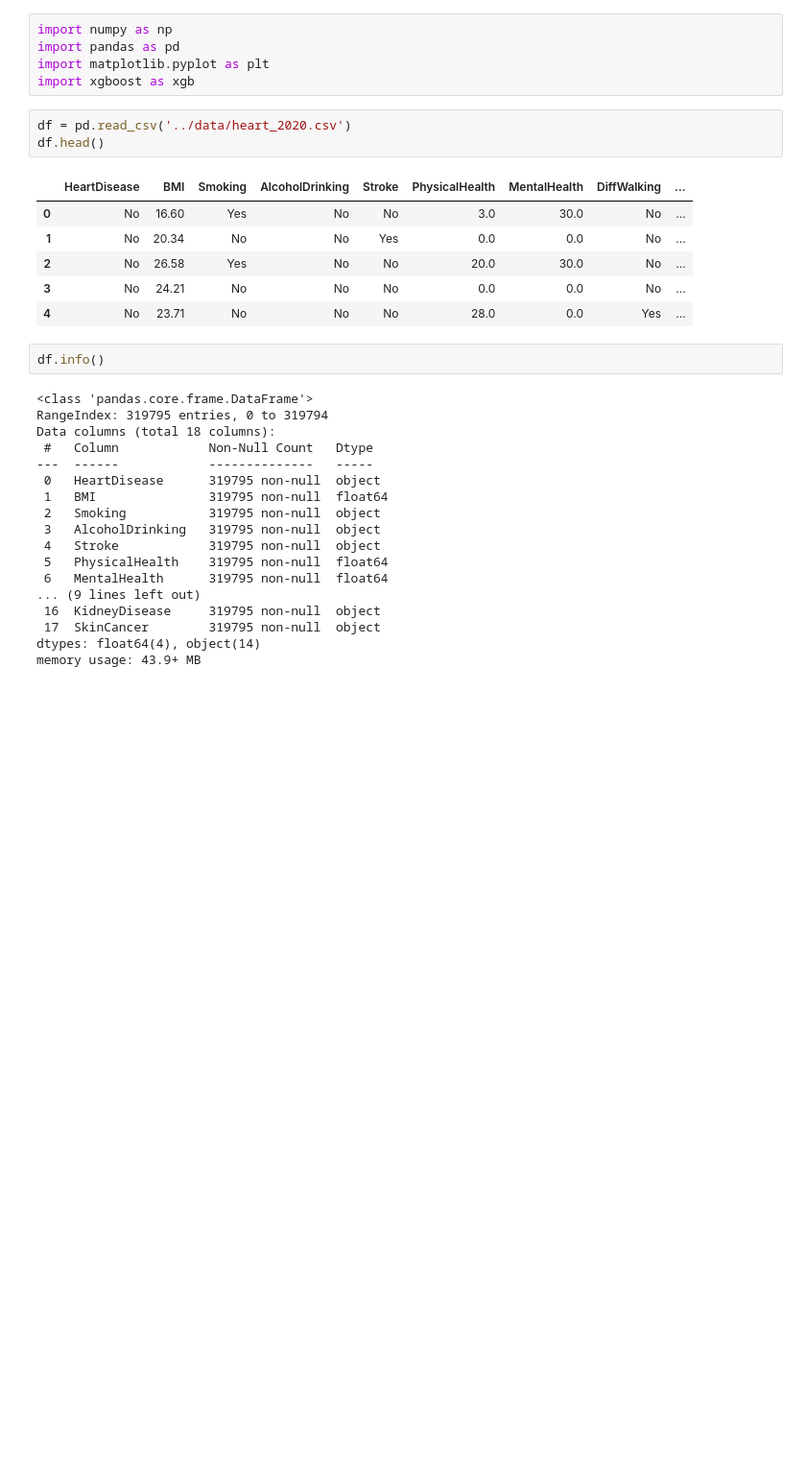
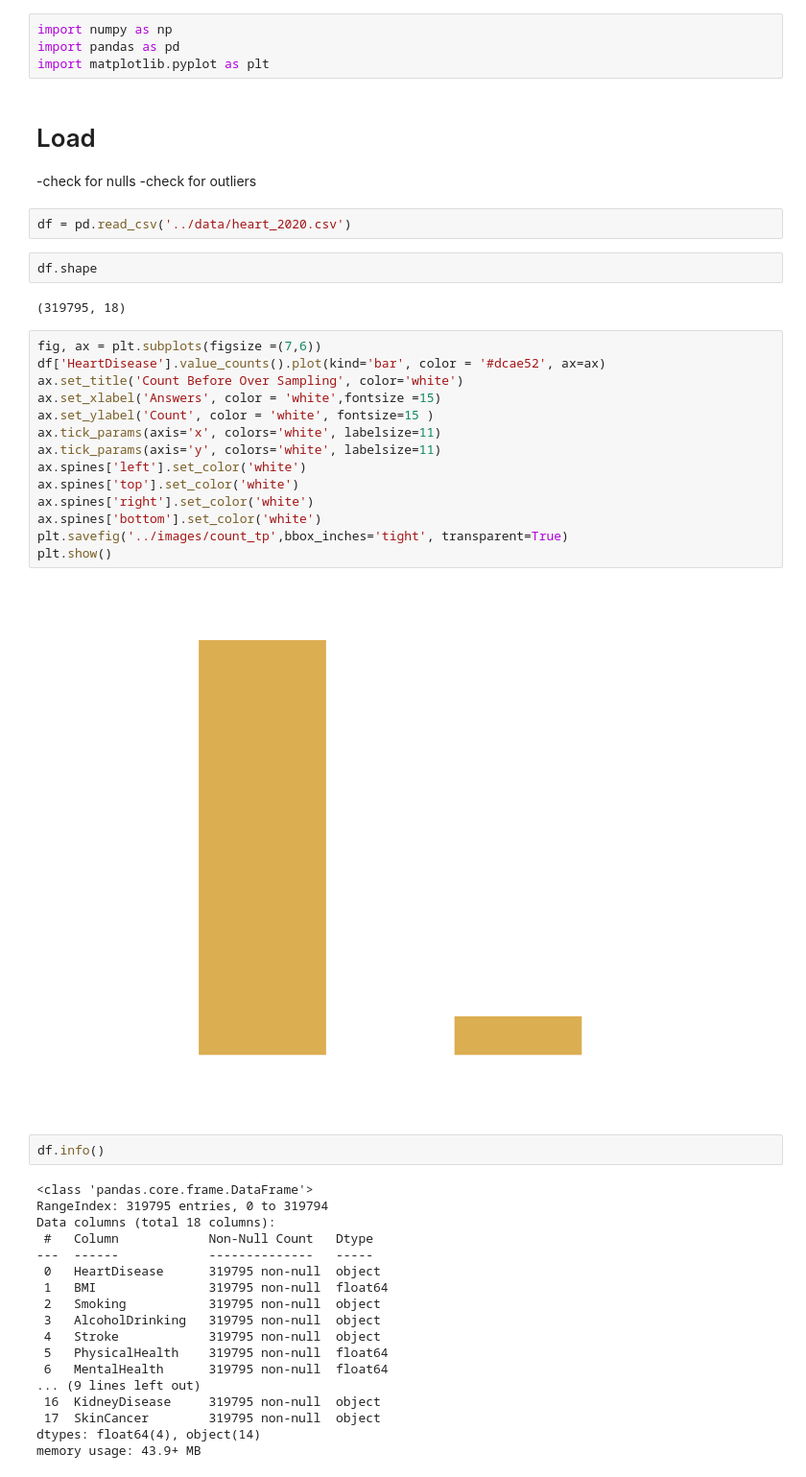
Before and after one commit to shane-sarabdial/CoefficientCrusaders, a Jupyter notebook: notebooks/heart.ipynb, the cells around one changed output. Shown: that part at 96% size. Cells and saved outputs as stored; diff of their text form; blank space fills up the shorter version.

```diff
--- a/notebooks/heart.ipynb
+++ b/notebooks/heart.ipynb
@@ -2,17 +2,32 @@
 import numpy as np
 import pandas as pd
 import matplotlib.pyplot as plt
-import xgboost as xgb
+# %% [markdown]
+# Load
+-check for nulls
+-check for outliers
 # %%
 df = pd.read_csv('../data/heart_2020.csv')
-df.head()
-# %% [output]
-|  | HeartDisease | BMI | Smoking | AlcoholDrinking | Stroke | PhysicalHealth | MentalHealth | DiffWalking | ... |
-| 0 | No | 16.60 | Yes | No | No | 3.0 | 30.0 | No | ... |
-| 1 | No | 20.34 | No | No | Yes | 0.0 | 0.0 | No | ... |
-| 2 | No | 26.58 | Yes | No | No | 20.0 | 30.0 | No | ... |
-| 3 | No | 24.21 | No | No | No | 0.0 | 0.0 | No | ... |
-| 4 | No | 23.71 | No | No | No | 28.0 | 0.0 | Yes | ... |
+# %%
+df.shape
+# %% [output]
+(319795, 18)
+# %%
+fig, ax = plt.subplots(figsize =(7,6))
+df['HeartDisease'].value_counts().plot(kind='bar', color = '#dcae52', ax=ax)
+ax.set_title('Count Before Over Sampling', color='white')
+ax.set_xlabel('Answers', color = 'white',fontsize =15)
+ax.set_ylabel('Count', color = 'white', fontsize=15 )
+ax.tick_params(axis='x', colors='white', labelsize=11)
+ax.tick_params(axis='y', colors='white', labelsize=11)
+ax.spines['left'].set_color('white')
+ax.spines['top'].set_color('white')
+ax.spines['right'].set_color('white')
+ax.spines['bottom'].set_color('white')
+plt.savefig('../images/count_tp',bbox_inches='tight', transparent=True)
+plt.show()
+# %% [output]
+[figure, added]
 # %%
 df.info()
 # %% [output]
```
Also changed, not shown: parts of 23 cells of this notebook, 7 other files.
